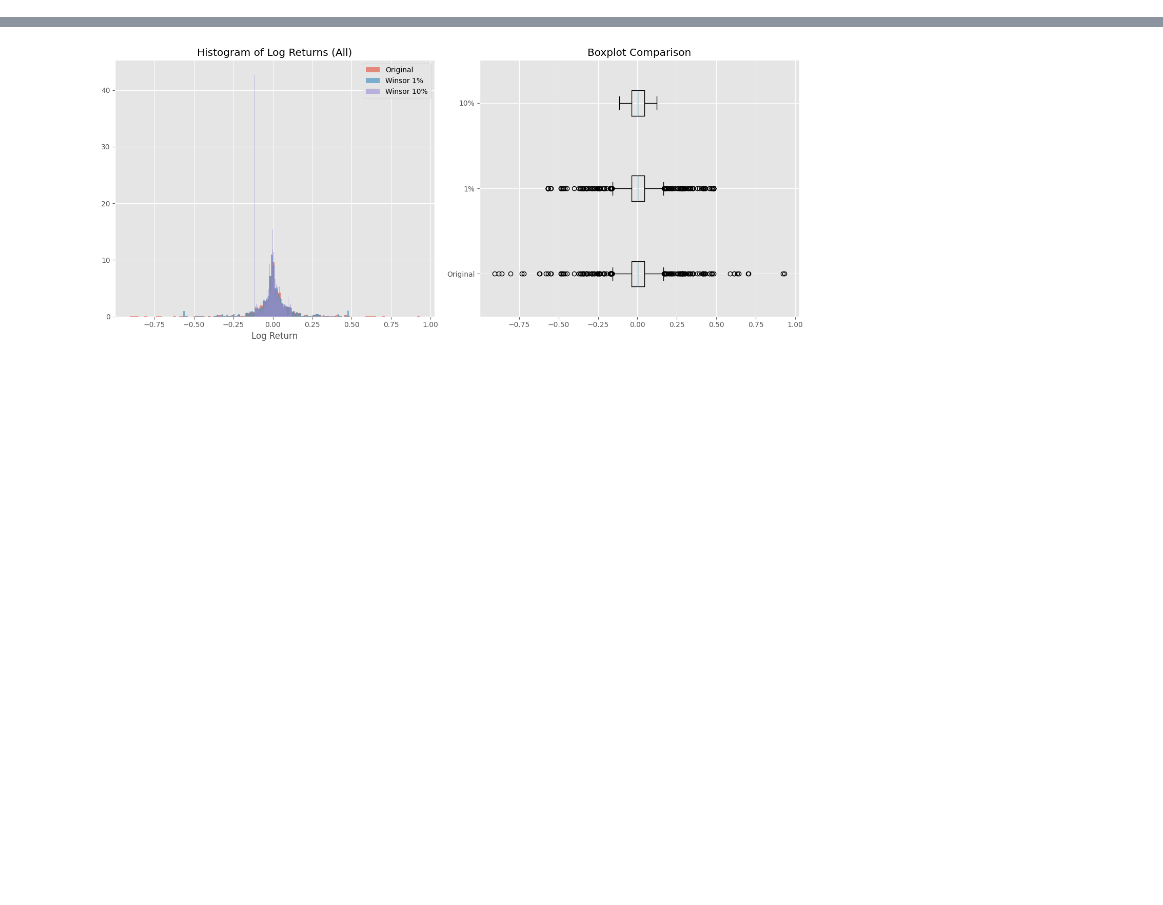
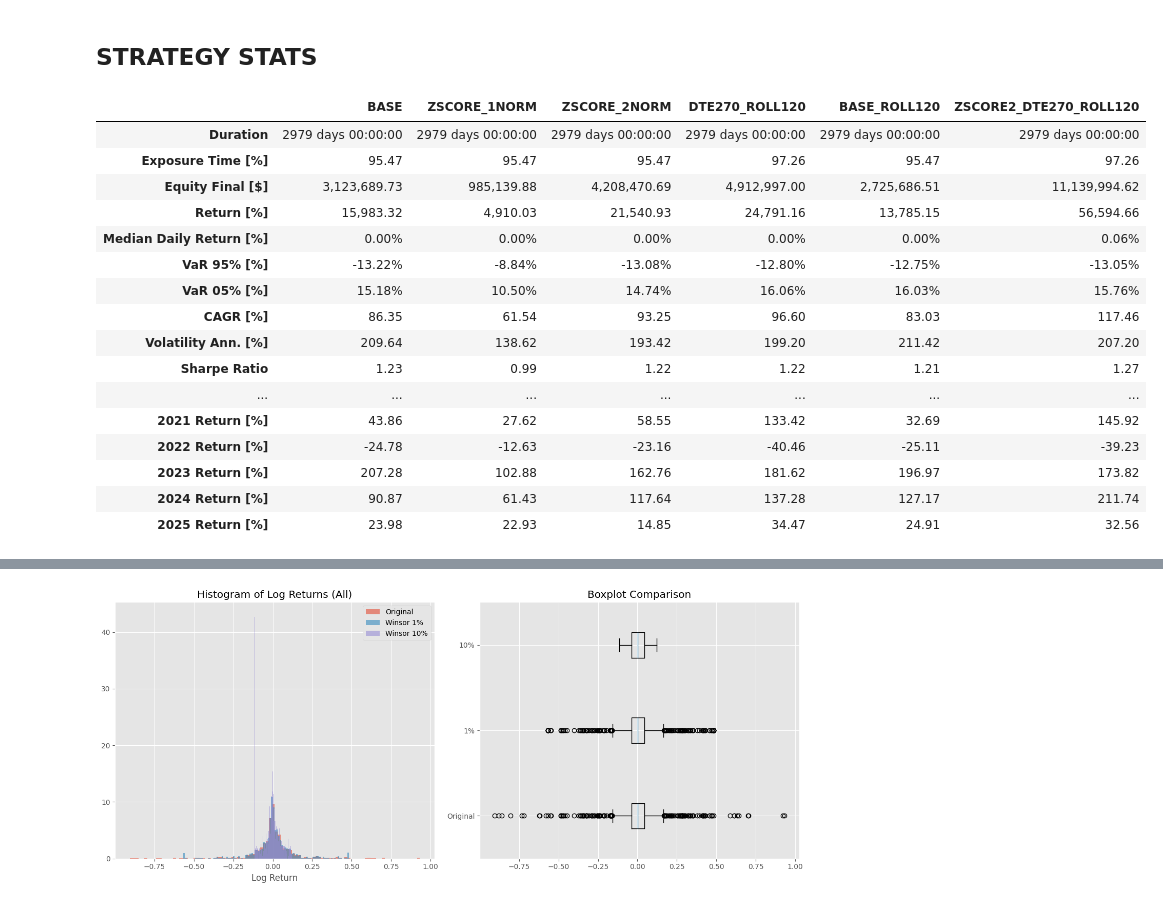
Before and after one commit to Zino-ctrlZ/QuantTools, a Jupyter notebook: EventDriven/demos/opt_wfa/analysis.ipynb, the cells around one changed output, grey strips where cells are left out. Saved outputs shown, nothing was run; the diff lists cells and outputs as text; code cells hidden in the pictures; blank space fills up the shorter version.

```diff
--- a/EventDriven/demos/opt_wfa/analysis.ipynb
+++ b/EventDriven/demos/opt_wfa/analysis.ipynb
@@ -251,0 +260,56 @@ option_aggregator.plot_portfolio()
+# %% [markdown]
+## STRATEGY STATS
+# %%
+stats_interest = [
+    'Duration',
+    'Exposure Time [%]',
+    'Equity Final [$]',
+    'Return [%]',
+    'Median Daily Return [%]',
+    'VaR 95% [%]',
+    'VaR 05% [%]',
+    'CAGR [%]',
+    'Volatility Ann. [%]',
+    'Sharpe Ratio',
+    'Log Return Skew',
+    'Max. Drawdown [%]',
+    'Avg. Drawdown [%]',
+    'Avg Dradown Duration',
+    '# Trades',
+    'Best Trade [%]',
+    'Worst Trade [%]',
+    'Avg. Winning Trade [%]',
+    'Avg. Losing Trade [%]',
+    'Avg Win Trade Duration',
+    'Avg Lose Duration',
+    'Expectancy [%]',
+
+]
+
+agg_stats = pd.DataFrame()
+for agg in aggregators:
+    aggregate = agg.aggregate()
+    add_stats = [ x for x in aggregate.index if x.endswith(' Return [%]')]
+    agg_stats[agg.target] = aggregate[stats_interest + add_stats]
+
+## What's calmar & sortino ratio
+# %%
+agg_stats
+# %% [output]
+|  | BASE | ZSCORE_1NORM | ZSCORE_2NORM | DTE270_ROLL120 | BASE_ROLL120 | ZSCORE2_DTE270_ROLL120 |
+| Duration | 2979 days 00:00:00 | 2979 days 00:00:00 | 2979 days 00:00:00 | 2979 days 00:00:00 | 2979 days 00:00:00 | 2979 days 00:00:00 |
+| Exposure Time [%] | 95.47 | 95.47 | 95.47 | 97.26 | 95.47 | 97.26 |
+| Equity Final [$] | 3,123,689.73 | 985,139.88 | 4,208,470.69 | 4,912,997.00 | 2,725,686.51 | 11,139,994.62 |
+| Return [%] | 15,983.32 | 4,910.03 | 21,540.93 | 24,791.16 | 13,785.15 | 56,594.66 |
+| Median Daily Return [%] | 0.00% | 0.00% | 0.00% | 0.00% | 0.00% | 0.06% |
+| VaR 95% [%] | -13.22% | -8.84% | -13.08% | -12.80% | -12.75% | -13.05% |
+| VaR 05% [%] | 15.18% | 10.50% | 14.74% | 16.06% | 16.03% | 15.76% |
+| CAGR [%] | 86.35 | 61.54 | 93.25 | 96.60 | 83.03 | 117.46 |
+| Volatility Ann. [%] | 209.64 | 138.62 | 193.42 | 199.20 | 211.42 | 207.20 |
+| Sharpe Ratio | 1.23 | 0.99 | 1.22 | 1.22 | 1.21 | 1.27 |
+| ... | ... | ... | ... | ... | ... | ... |
+| 2021 Return [%] | 43.86 | 27.62 | 58.55 | 133.42 | 32.69 | 145.92 |
+| 2022 Return [%] | -24.78 | -12.63 | -23.16 | -40.46 | -25.11 | -39.23 |
+| 2023 Return [%] | 207.28 | 102.88 | 162.76 | 181.62 | 196.97 | 173.82 |
+| 2024 Return [%] | 90.87 | 61.43 | 117.64 | 137.28 | 127.17 | 211.74 |
+| 2025 Return [%] | 23.98 | 22.93 | 14.85 | 34.47 | 24.91 | 32.56 |
```
Also changed, not shown: parts of 41 cells of this notebook, 5 other files.
